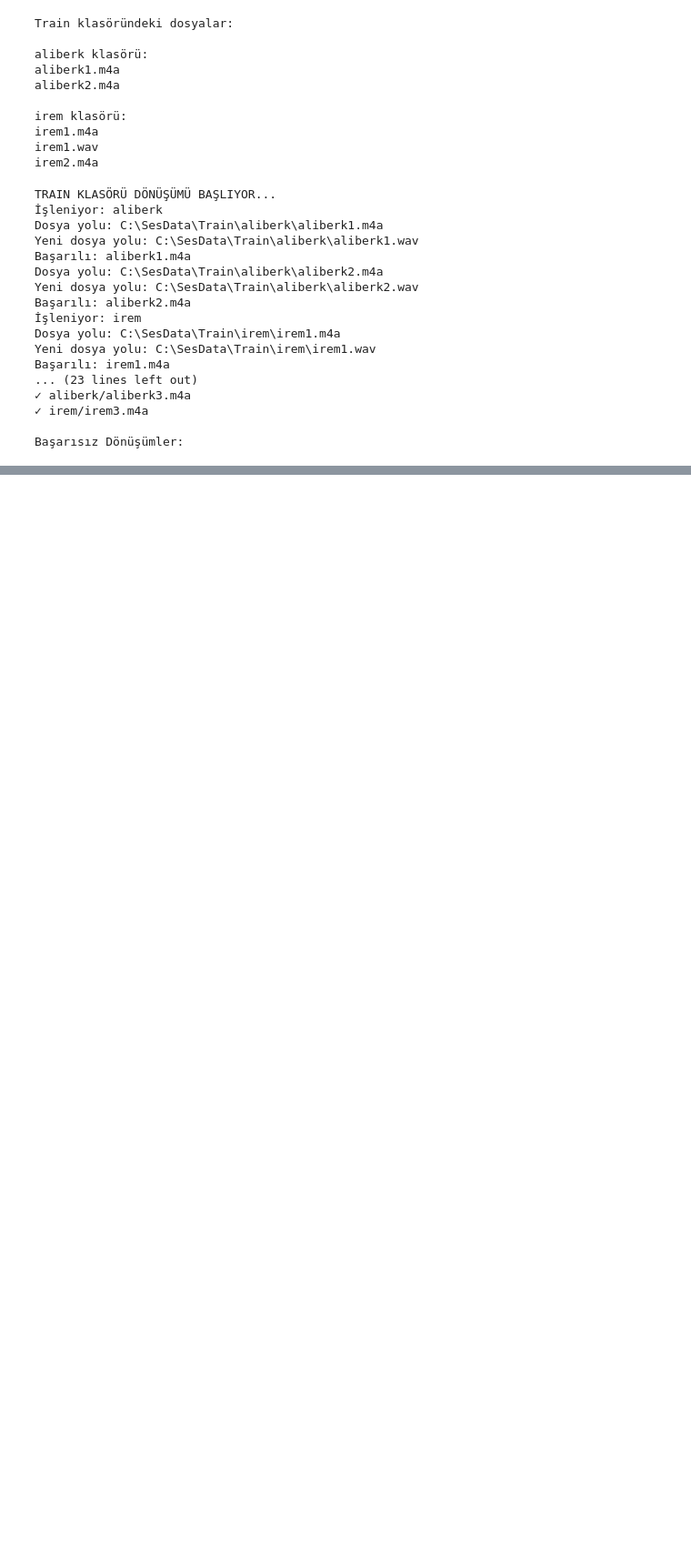
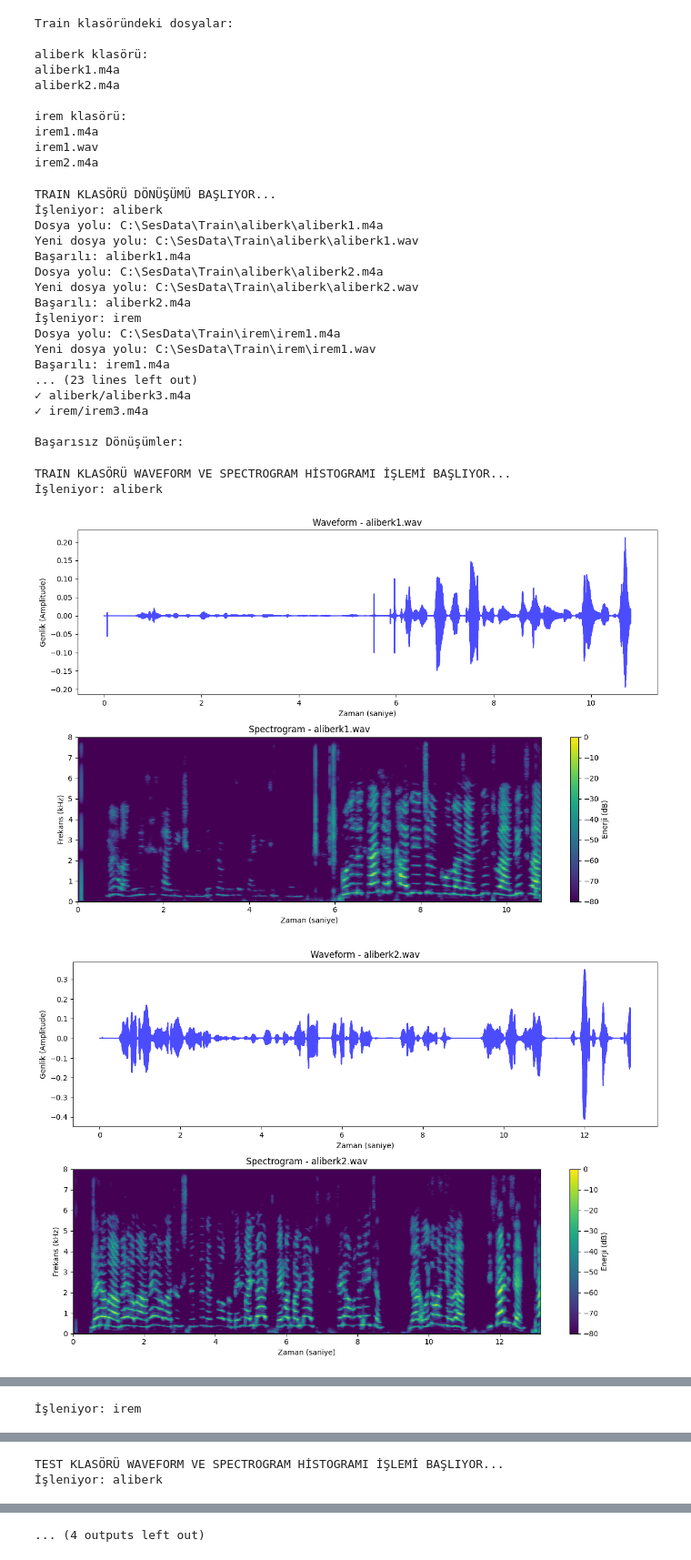
Before and after one commit to iremwacar/VoiceProject, a Jupyter notebook: machineLearn.ipynb, the cells around one changed output, grey strips where cells are left out. Shown at 91% size. Saved outputs shown, nothing was run; the diff lists cells and outputs as text; code cells hidden in the pictures; blank space fills up the shorter version.

Commit message:
histogram commit

```diff
--- a/machineLearn.ipynb
+++ b/machineLearn.ipynb
@@ -95,3 +106,65 @@ Başarılı: irem1.m4a
 ✓ irem/irem3.m4a
 
 Başarısız Dönüşümler:
+# %%
+import librosa
+import matplotlib.pyplot as plt
+import os
+import noisereduce as nr
+import numpy as np
+
+def plot_waveform_and_spectrogram_histogram(file_path):
+    # Ses dosyasını yükle
+    y, sr = librosa.load(file_path, sr=16000)
+
+    # Gürültü azaltma (isteğe bağlı)
+    y = nr.reduce_noise(y=y, sr=sr)
+
+    # Waveform (dalga formu) histogramı
+    plt.figure(figsize=(12, 8))
+
+    # Waveform Histogramı: Amplitude ve Zaman
+    plt.subplot(2, 1, 1)
+    plt.plot(np.linspace(0, len(y) / sr, num=len(y)), y, color='blue', alpha=0.7)
+    plt.title(f'Waveform - {os.path.basename(file_path)}')
+    plt.xlabel('Zaman (saniye)')
+    plt.ylabel('Genlik (Amplitude)')
+
+    # Spectrogram (frekans spektrumu) histogramı
+    D = librosa.stft(y)  # Short-Time Fourier Transform
+    S_db, phase = librosa.magphase(D)  # Sadece genlik
+    S_db = librosa.amplitude_to_db(S_db, ref=np.max)  # Logaritmik dönüşüm (dB)
+
+    # Spectrogram Enerji Histogramı: kHz ve Zaman
+    plt.subplot(2, 1, 2)
+    plt.imshow(S_db, aspect='auto', cmap='viridis', origin='lower',
+               extent=[0, len(y) / sr, 0, sr / 2000])  # X: Zaman, Y: Frekans (kHz)
+    plt.title(f'Spectrogram - {os.path.basename(file_path)}')
+    plt.xlabel('Zaman (saniye)')
+    plt.ylabel('Frekans (kHz)')
+    plt.colorbar(label='Enerji (dB)')
+
+    plt.tight_layout()
+    plt.show()
+
+def process_and_plot_waveform_spectrogram_histograms(root_path):
+    for person in os.listdir(root_path):
+        person_path = os.path.join(root_path, person)
+        print(f"İşleniyor: {person}")
+
+        for voice_file in os.listdir(person_path):
+            if voice_file.endswith(".wav"):
+                voice_path = os.path.join(person_path, voice_file)
+                plot_waveform_and_spectrogram_histogram(voice_path)
+
+# TRAIN ve TEST klasörlerini işlemeye başla
+print("TRAIN KLASÖRÜ WAVEFORM VE SPECTROGRAM HİSTOGRAMI İŞLEMİ BAŞLIYOR...")
+process_and_plot_waveform_spectrogram_histograms(train_path)
+
+print("\nTEST KLASÖRÜ WAVEFORM VE SPECTROGRAM HİSTOGRAMI İŞLEMİ BAŞLIYOR...")
+process_and_plot_waveform_spectrogram_histograms(test_path)
+# %% [output]
+TRAIN KLASÖRÜ WAVEFORM VE SPECTROGRAM HİSTOGRAMI İŞLEMİ BAŞLIYOR...
+İşleniyor: aliberk
+[figure, added]
+[figure, added]
@@ -97,0 +173 @@ Başarısız Dönüşümler:
+İşleniyor: irem
@@ -97,0 +178,2 @@ Başarısız Dönüşümler:
+TEST KLASÖRÜ WAVEFORM VE SPECTROGRAM HİSTOGRAMI İŞLEMİ BAŞLIYOR...
+İşleniyor: aliberk
@@ -97,0 +181 @@ Başarısız Dönüşümler:
+... (4 outputs left out)
```
Also changed, not shown: parts of 2 cells of this notebook.
